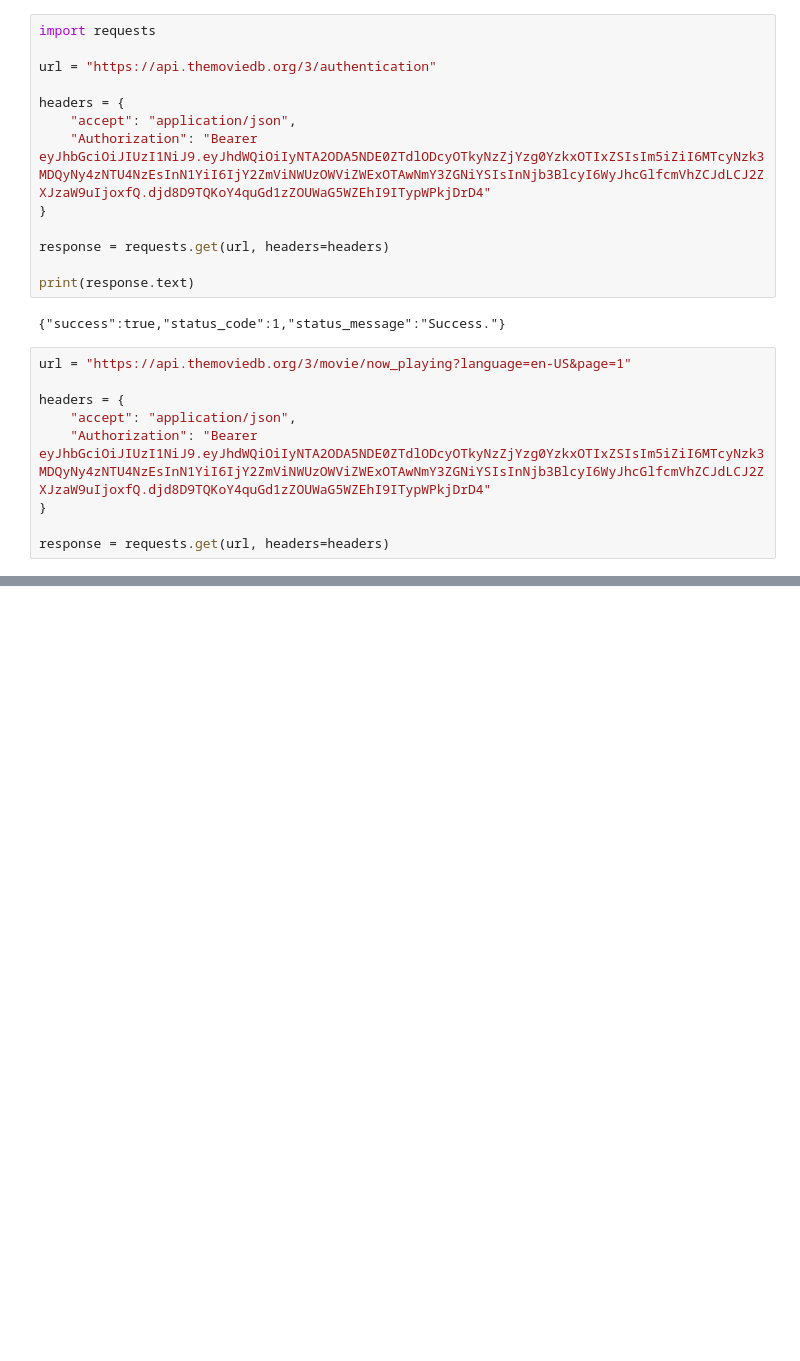
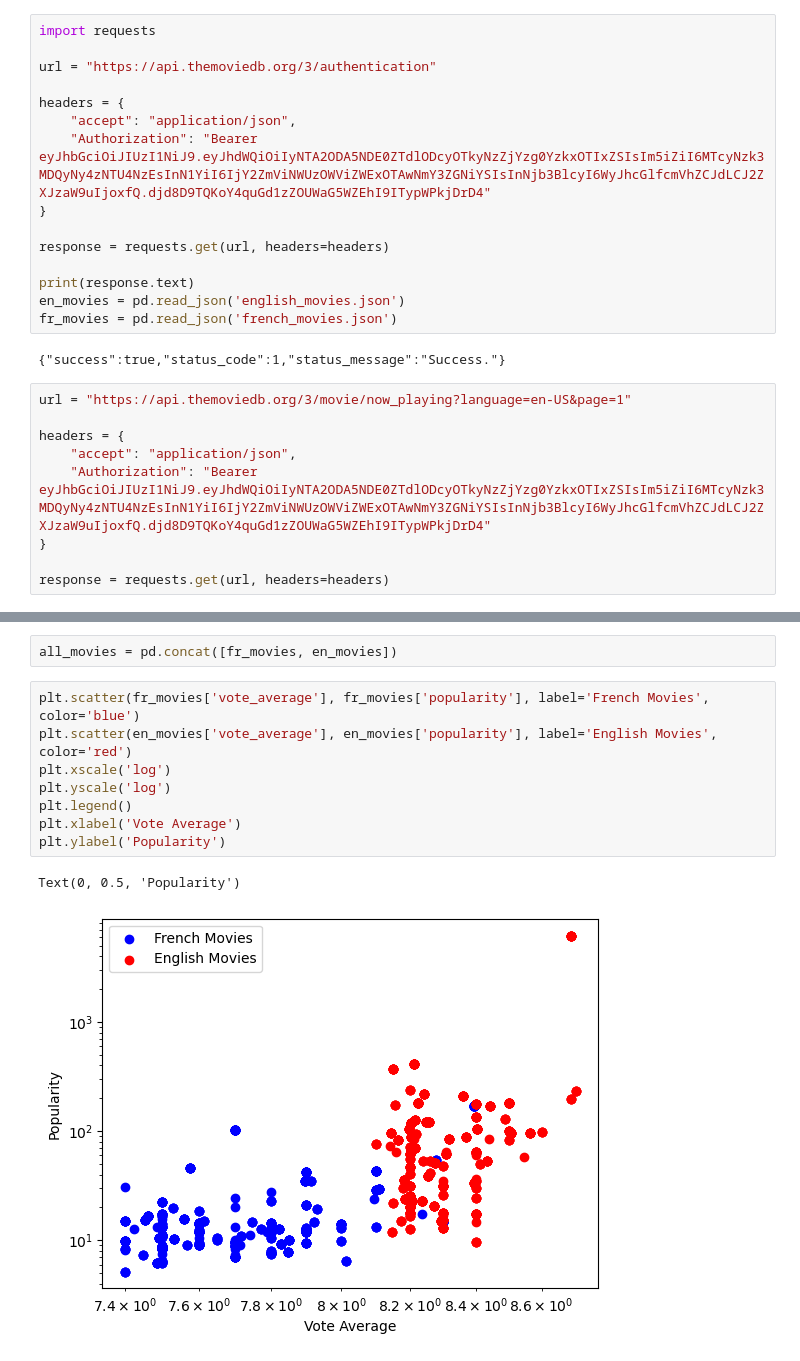
Before and after one commit to FlipBrooke/AI, a Jupyter notebook: Semester 1/Movies/Movies.ipynb, the cells around one changed output, grey strips where cells are left out. Drawn from its saved outputs; the diff is of its cells as text; blank space fills up the shorter version.

```diff
--- a/Semester 1/Movies/Movies.ipynb
+++ b/Semester 1/Movies/Movies.ipynb
@@ -16,6 +16,8 @@ headers = {
 response = requests.get(url, headers=headers)
 
 print(response.text)
+en_movies = pd.read_json('english_movies.json')
+fr_movies = pd.read_json('french_movies.json')
 # %% [output]
 {"success":true,"status_code":1,"status_message":"Success."}
 # %%
@@ -53,0 +78,13 @@ print(response.text)
+# %%
+all_movies = pd.concat([fr_movies, en_movies])
+# %%
+plt.scatter(fr_movies['vote_average'], fr_movies['popularity'], label='French Movies', color='blue')
+plt.scatter(en_movies['vote_average'], en_movies['popularity'], label='English Movies', color='red')
+plt.xscale('log')
+plt.yscale('log')
+plt.legend()
+plt.xlabel('Vote Average')
+plt.ylabel('Popularity')
+# %% [output]
+Text(0, 0.5, 'Popularity')
+[figure, added]
```
Also changed, not shown: parts of 3 cells of this notebook, 2 other files.
